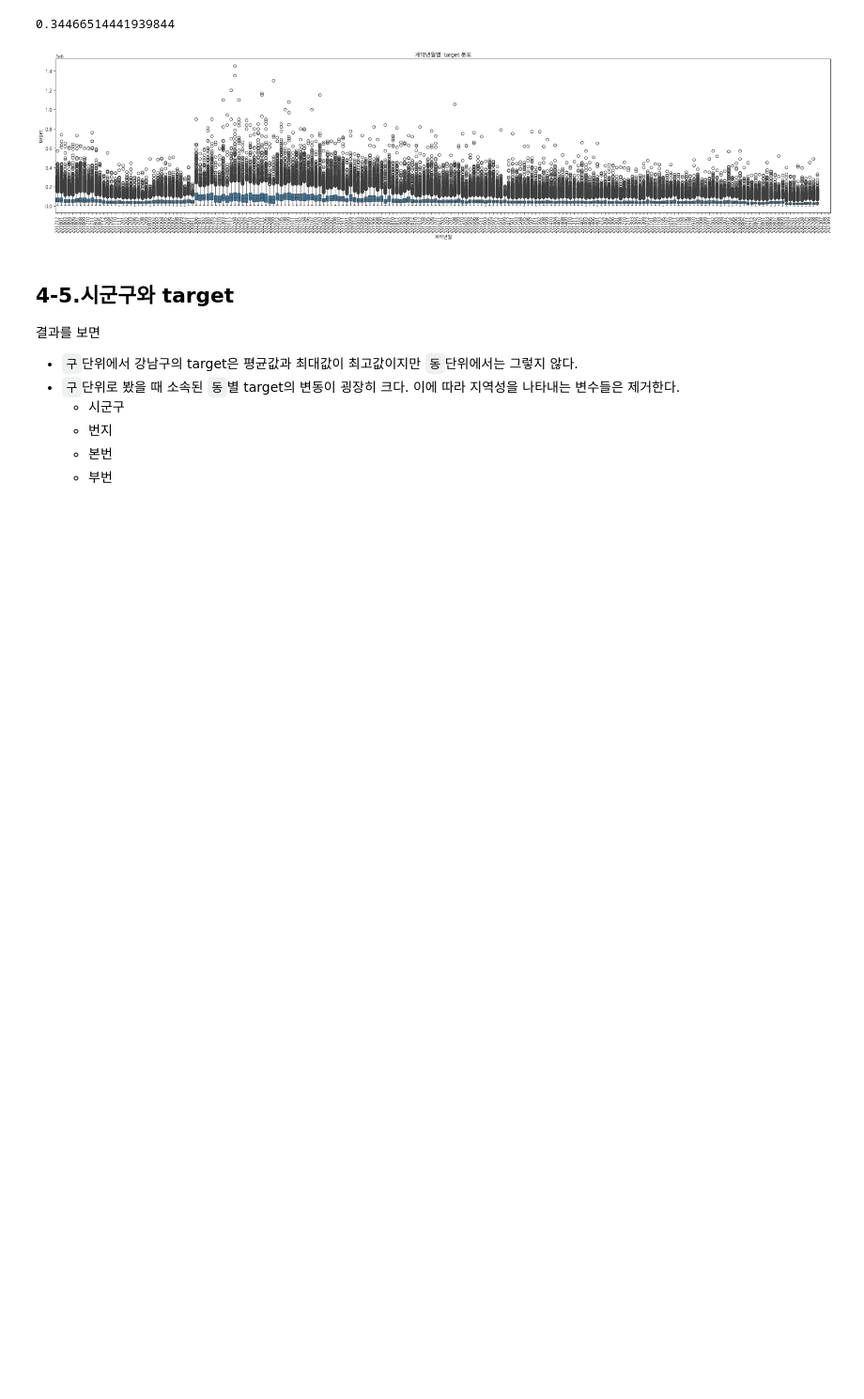
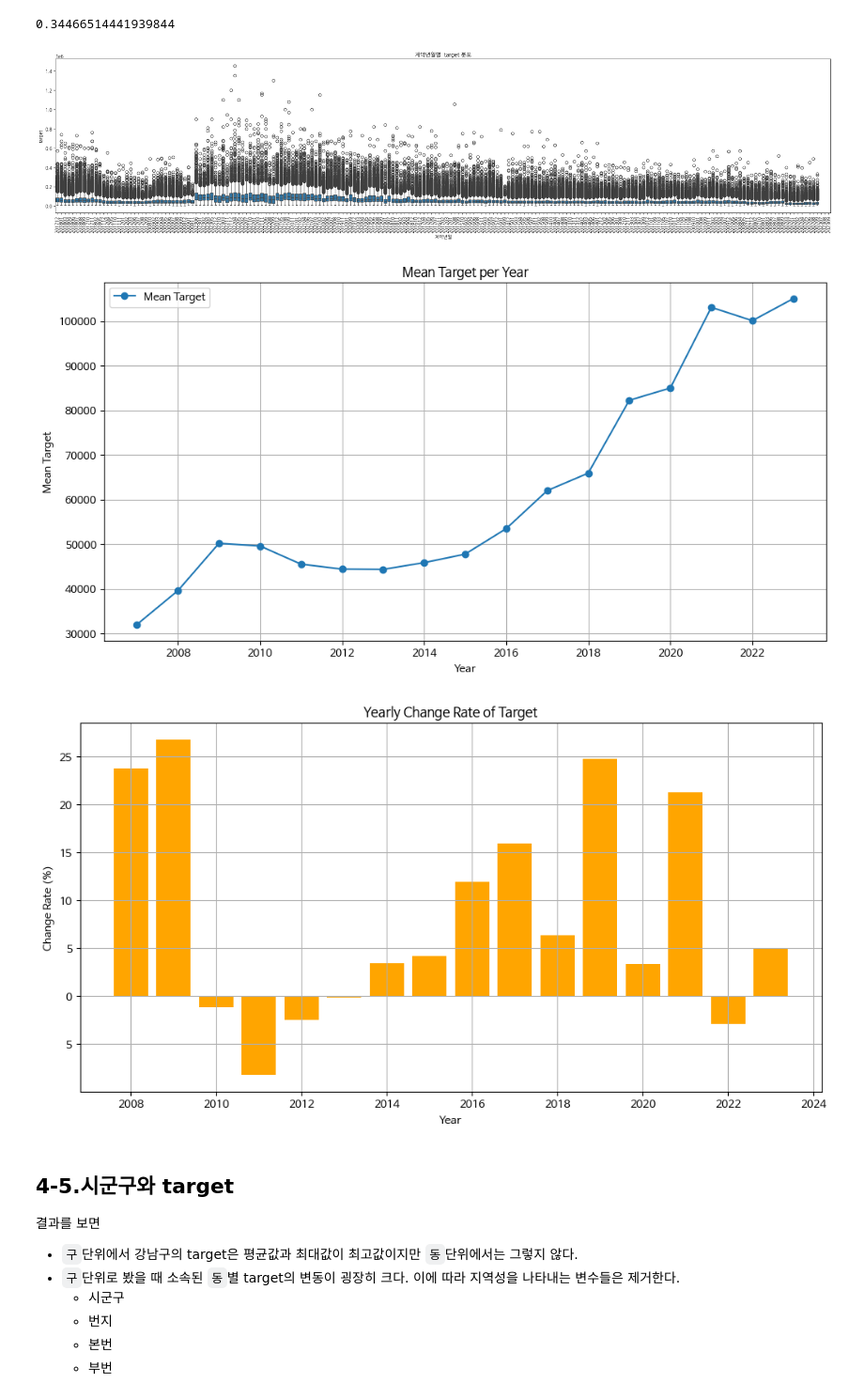
Before and after one commit to pervin0527/Upstage_Ai_Lab, a Jupyter notebook: 00-competition/eda/00.ipynb, the cells around one changed output. Shown at 94% size. Saved outputs shown, nothing was run; the diff lists cells and outputs as text; code cells hidden in the pictures; blank space fills up the shorter version.

```diff
--- a/00-competition/eda/00.ipynb
+++ b/00-competition/eda/00.ipynb
@@ -231,6 +231,36 @@ plt.show()
 # %% [output]
 0.34466514441939844
 [figure]
+# %%
+# 계약연도 컬럼 생성
+train_df['계약연도'] = train_df['계약년월'].astype(str).str[:4].astype(int)
+
+# 계약연도별 target의 평균 계산
+yearly_mean_target = train_df.groupby('계약연도')['target'].mean()
+
+# 계약연도별 target의 평균 변화율 계산
+yearly_change = yearly_mean_target.pct_change().dropna() * 100
+
+# 시각화
+plt.figure(figsize=(12, 6))
+plt.plot(yearly_mean_target.index, yearly_mean_target, marker='o', label='Mean Target')
+plt.title('Mean Target per Year')
+plt.xlabel('Year')
+plt.ylabel('Mean Target')
+plt.grid(True)
+plt.legend()
+
+plt.figure(figsize=(12, 6))
+plt.bar(yearly_change.index, yearly_change, color='orange')
+plt.title('Yearly Change Rate of Target')
+plt.xlabel('Year')
+plt.ylabel('Change Rate (%)')
+plt.grid(True)
+
+plt.show()
+# %% [output]
+[figure, added]
+[figure, added]
 # %% [markdown]
 ## 4-5.시군구와 target
 
```
Also changed, not shown: 3 other files.
